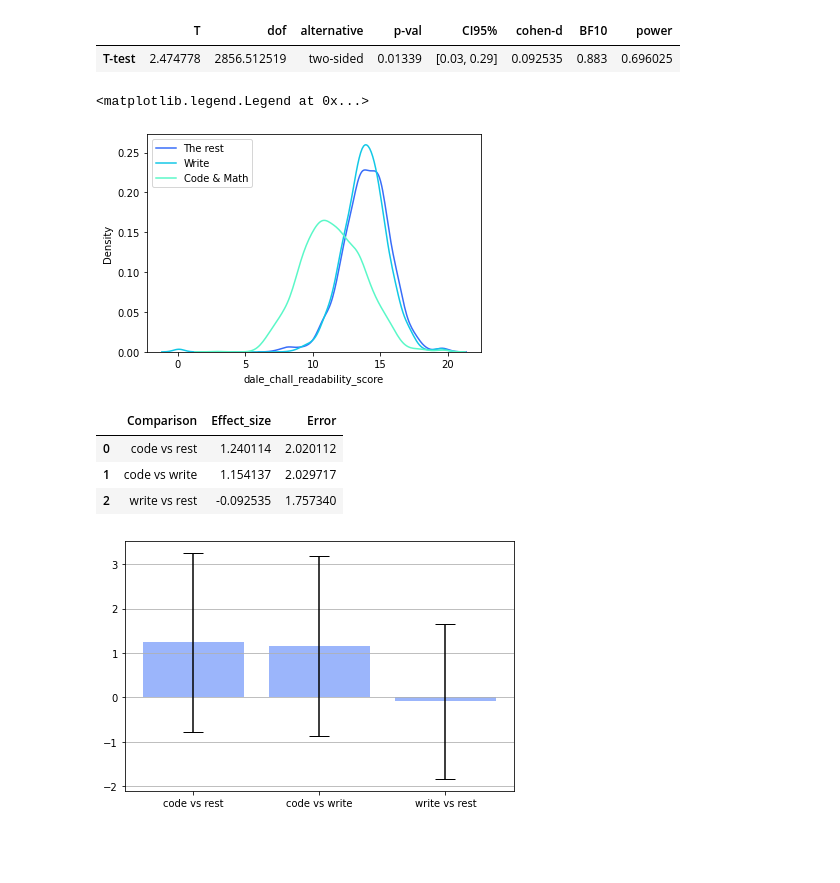
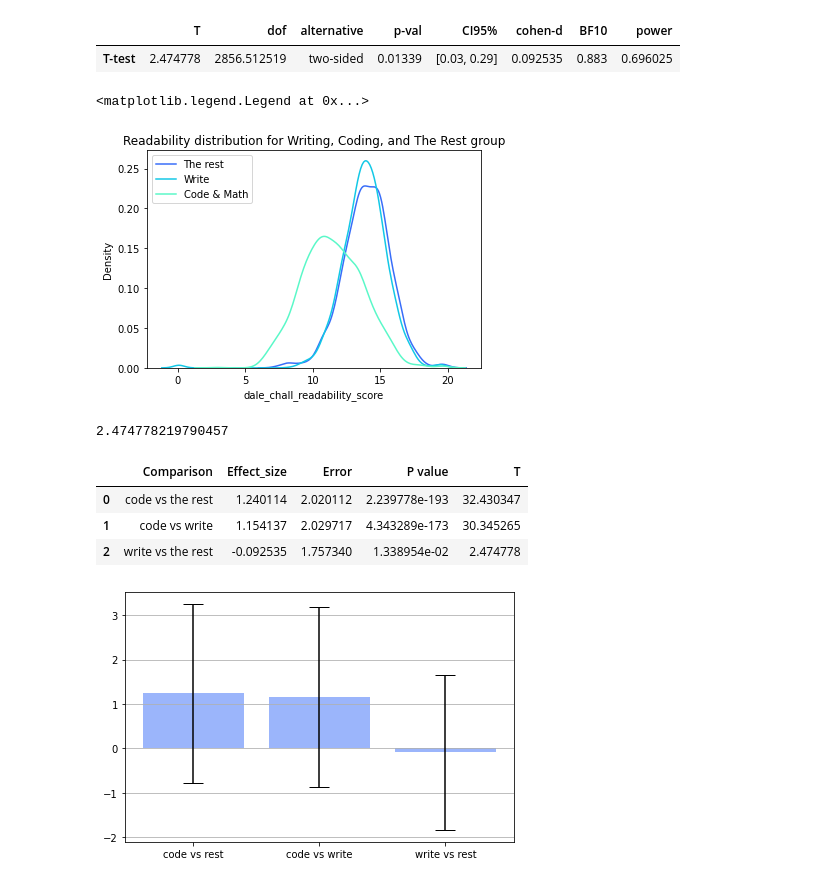
Before and after one commit to esther119/Understand-How-English-Fluency-Affects-Grade, a Jupyter notebook: three_bucket.ipynb, the cells around one changed output. Cells and saved outputs as stored; diff of their text form; code cells hidden in the pictures; blank space fills up the shorter version.

```diff
--- a/three_bucket.ipynb
+++ b/three_bucket.ipynb
@@ -92,6 +92,11 @@ the_rest_samples = the_rest_texts.sample(n=1400, random_state=1)
 # %%
 import matplotlib.pyplot as plt
 import seaborn as sns
+# %%
+the_rest_texts.name = 'The Rest'
+writing_texts.name = "Writing"
+code_http_math_texts.name = 'Coding & Math'
+code_http_texts.name = 'Coding'
 # %%
 import scipy.stats as sts
 def correlation_comparison(dataset, y_column):
@@ -340,11 +349,16 @@ result
 # %%
 sns.distplot(the_rest_read_score_samples, hist=False, label= 'The rest')
 sns.distplot(writing_read_score, hist=False, label= 'Write')
 sns.distplot(code_math_read_score, hist=False, label= 'Code & Math')
+plt.title('Readability distribution for Writing, Coding, and The Rest group')
 plt.legend()
 # %% [output]
 <matplotlib.legend.Legend at 0x...>
-[figure, old version]
+[figure, new version]
+# %%
+result_w_r['T'][0]
+# %% [output]
+2.474778219790457
 # %%
 code_rest = pg.compute_effsize(the_rest_read_score_samples, code_math_read_score, paired=False, eftype='cohen')
 code_write = pg.compute_effsize(writing_read_score, code_math_read_score, paired=False, eftype='cohen')
@@ -360,16 +374,17 @@ s_code_rest = np.sqrt(((n_code - 1) * s_code + (n_rest - 1) * s_rest) / (n_code
 s_code_write = np.sqrt(((n_code - 1) * s_code + (n_write - 1) * s_write) / (n_code + n_write - 2))
 s_rest_write = np.sqrt(((n_rest - 1) * s_rest + (n_write - 1) * s_write) / (n_rest + n_write - 2))
 
-plot_data = [['code vs rest', code_rest, s_code_rest], ['code vs write', code_write, s_code_write], ['write vs rest', write_rest, s_rest_write]]
+plot_data = [['code vs the rest', code_rest, s_code_rest, result_c_r['p-val'][0], result_c_r['T'][0]], ['code vs write', code_write, s_code_write, result_c_w['p-val'][0], result_c_w['T'][0]], ['write vs the rest', write_rest, s_rest_write, result_w_r['p-val'][0],result_w_r['T'][0]]]
+
 
 # Create the pandas DataFrame
-plot_df = pd.DataFrame(plot_data, columns=['Comparison', 'Effect_size', 'Error'])
+plot_df = pd.DataFrame(plot_data, columns=['Comparison', 'Effect_size', 'Error', 'P value', 'T'])
 plot_df
 # %% [output]
-|  | Comparison | Effect_size | Error |
-| 0 | code vs rest | 1.240114 | 2.020112 |
-| 1 | code vs write | 1.154137 | 2.029717 |
-| 2 | write vs rest | -0.092535 | 1.757340 |
+|  | Comparison | Effect_size | Error | P value | T |
+| 0 | code vs the rest | 1.240114 | 2.020112 | 2.239778e-193 | 32.430347 |
+| 1 | code vs write | 1.154137 | 2.029717 | 4.343289e-173 | 30.345265 |
+| 2 | write vs the rest | -0.092535 | 1.757340 | 1.338954e-02 | 2.474778 |
 # %%
 fig, ax = plt.subplots()
 ax.bar(plot_df['Comparison'], plot_df['Effect_size'],
```
Also changed, not shown: parts of 13 cells of this notebook.
